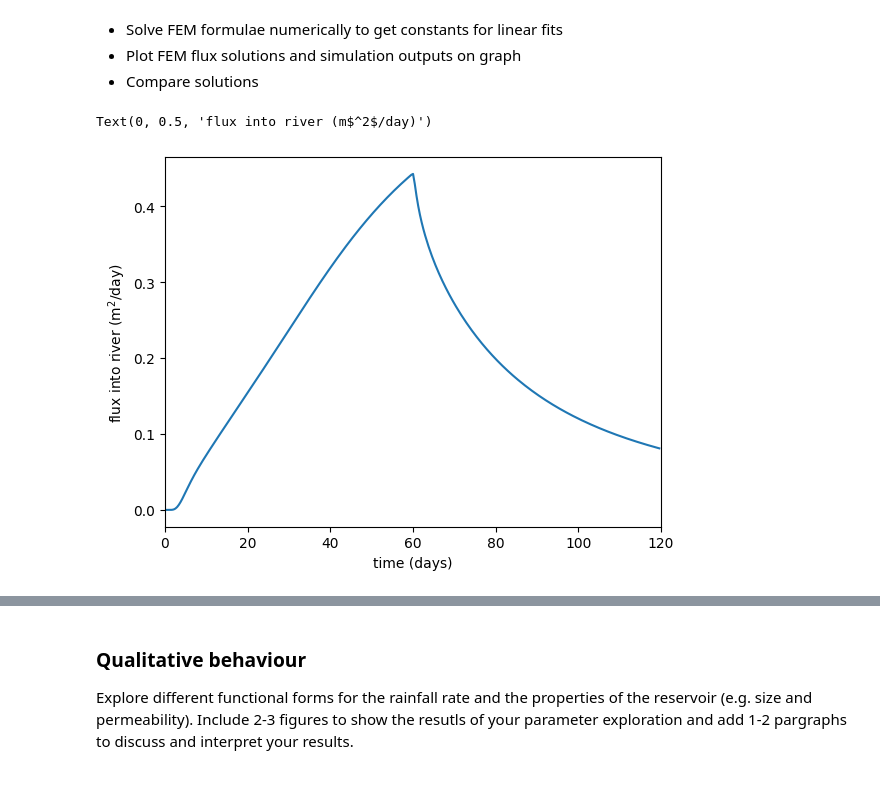
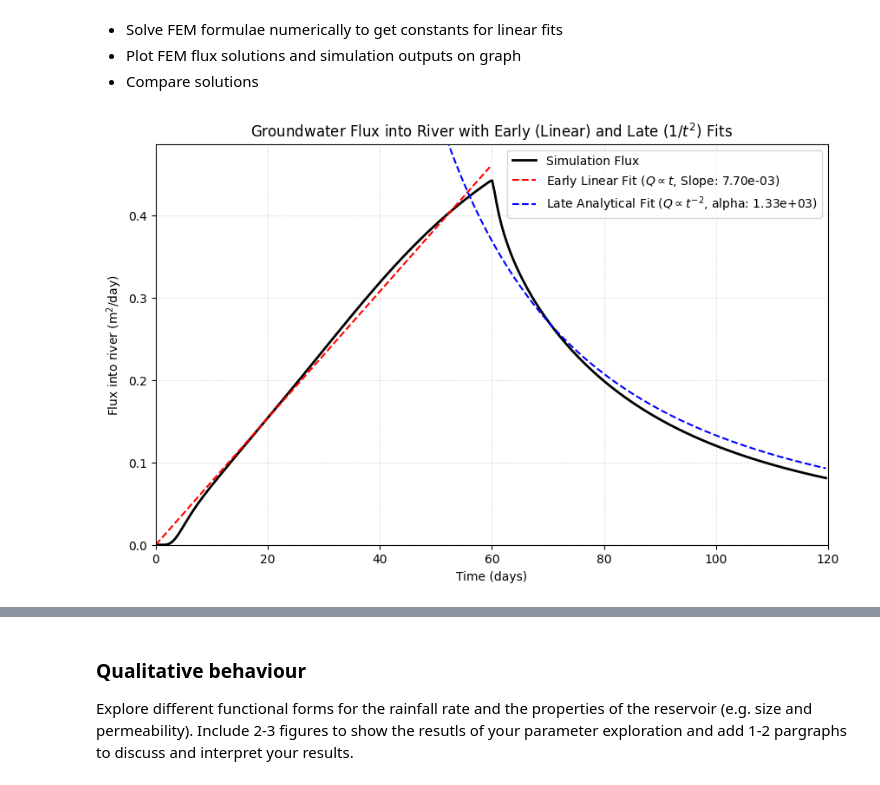
Before and after one commit to barneycevans/QCES, a Jupyter notebook: Project2_transport.ipynb, the cells around one changed output, grey strips where cells are left out. Drawn from its saved outputs; the diff is of its cells as text; code cells hidden in the pictures.

```diff
--- a/Project2_transport.ipynb
+++ b/Project2_transport.ipynb
@@ -296,12 +298,48 @@ In Fundamentals of Environmental Modelling we derived expressions for the flux i
 *   Solve FEM formulae numerically to get constants for linear fits
 *   Plot FEM flux solutions and simulation outputs on graph
 *   Compare solutions
-# %%
-plt.plot(t_save / day, QR_save * day)
-# Specify the axis limits and labels
-plt.xlim(0, stop_sim_time / day)
-plt.xlabel('time (days)')
-plt.ylabel('flux into river (m$^2$/day)')
-# %% [output]
-Text(0, 0.5, 'flux into river (m$^2$/day)')
-[figure, removed]
+# %%
+import numpy as np
+import matplotlib.pyplot as plt
+
+# Convert time to days and flux to m^2/day
+t_days = t_save / day
+flux_days = QR_save * day
+
+# --- 1. Linear Fit for Early Times ---
+# We fit a line (y = m*t) to the initial rising phase (first 30 days)
+early_mask = (t_days > 0) & (t_days <= 30)
+t_early = t_days[early_mask]
+flux_early = flux_days[early_mask]
+
+slope = np.sum(t_early * flux_early) / np.sum(t_early**2)
+linear_fit = slope * t_days
+
+# --- 2. Fit for Late Times (Power Law Decay 1/t^2) ---
+# Fit the expected analytical scaling form: Q = alpha / t^2
+# We fit this to the decaying phase after rainfall stops (t >= 60 days)
+late_mask = t_days >= 60
+t_late = t_days[late_mask]
+flux_late = flux_days[late_mask]
+
+# Solve for alpha in the least-squares sense: flux_late = alpha * (1 / t_late^2)
+x_late = 1.0 / (t_late**2)
+alpha = np.sum(x_late * flux_late) / np.sum(x_late**2)
+power_law_fit = alpha / (t_days**2)
+
+# --- Plotting ---
+plt.figure(figsize=(10, 6))
+plt.plot(t_days, flux_days, 'k-', label='Simulation Flux', linewidth=2)
+plt.plot(t_days[t_days <= 60], linear_fit[t_days <= 60], 'r--', label=f'Early Linear Fit ($Q \propto t$, Slope: {slope:.2e})', linewidth=1.5)
+plt.plot(t_days[t_days >= 50], power_law_fit[t_days >= 50], 'b--', label=f'Late Analytical Fit ($Q \propto t^{{-2}}$, alpha: {alpha:.2e})', linewidth=1.5)
+
+plt.xlim(0, stop_sim_time / day)
+plt.ylim(0, np.max(flux_days) * 1.1)
+plt.xlabel('Time (days)')
+plt.ylabel('Flux into river (m$^2$/day)')
+plt.title('Groundwater Flux into River with Early (Linear) and Late ($1/t^2$) Fits')
+plt.legend()
+plt.grid(True, linestyle=':', alpha=0.6)
+plt.show()
+# %% [output]
+[figure, added]
```
Also changed, not shown: parts of 28 cells of this notebook.
